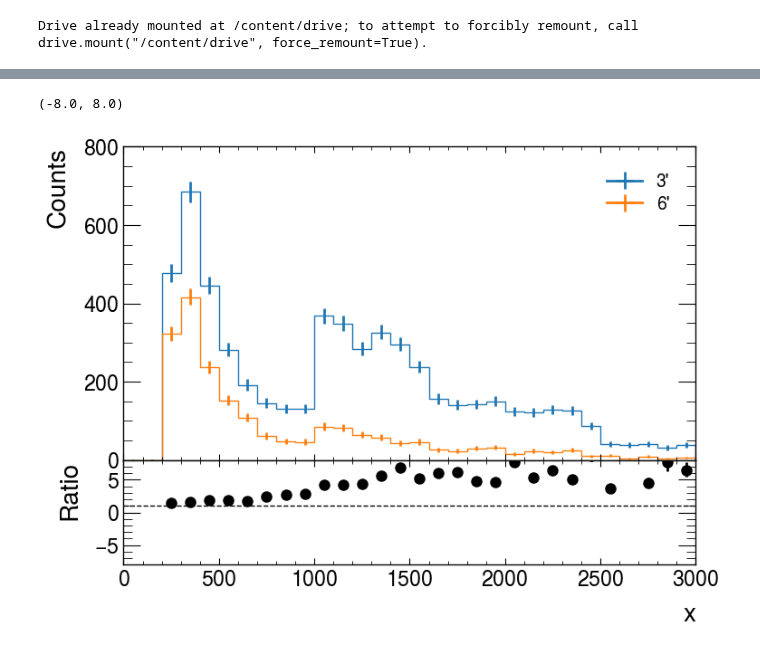
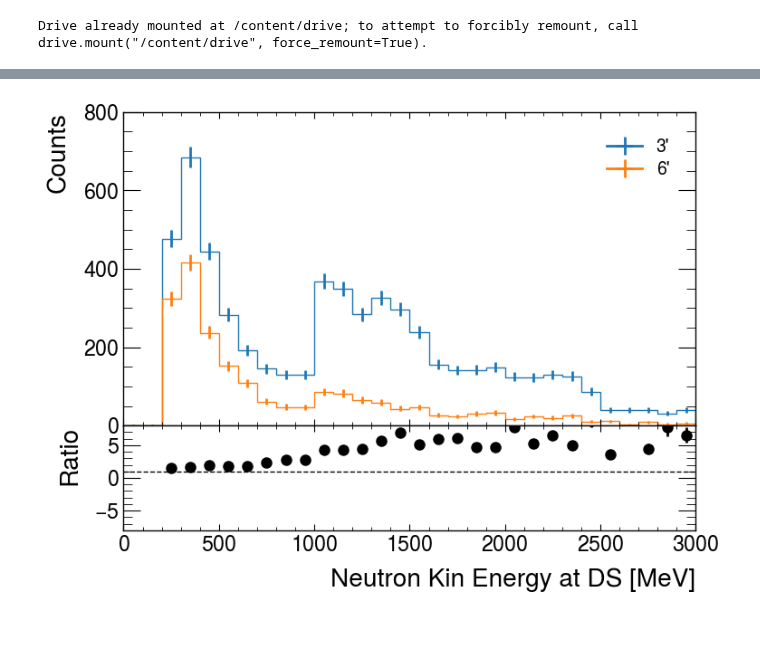
Before and after one commit to oksuzian/Mu2eANL, a Jupyter notebook: CosmicNeutrons/GeoComparing.ipynb, the cells around one changed output, grey strips where cells are left out. Saved outputs shown, nothing was run; the diff lists cells and outputs as text; code cells hidden in the pictures.

```diff
--- a/CosmicNeutrons/GeoComparing.ipynb
+++ b/CosmicNeutrons/GeoComparing.ipynb
@@ -65,6 +77,6 @@ df6feet = f6feet["HitDumper/nt"].pandas.df(['hits'], flatname=default_flatname,
 # %%
 h = hist.Hist(
-    hist.axis.StrCategory(["3'", "6'"], name="cat"),
+    hist.axis.StrCategory(["3f", "6f", "5pctLess"], name="cat"),
     hist.axis.Regular(30, 0, 3000, name="x"),
     hist.storage.Weight(),
 )
@@ -74,7 +87,7 @@ h.fill(cat="6'", x=df6feet.query("hits_ek > 250 & hits_pdgId == 2112")["hits_ek"
 # %%
 fig = plt.figure()
-h["3'", :].plot_ratio(h["6'", :], rp_num_label="3'", rp_denom_label="6'", rp_ratio_ylim=[0,1], rp_uncert_draw_type='line');
-fig.get_axes()[1].set_ylim([-8,8]) #ratio
+h["3f", :].plot_ratio(h["6f", :], rp_num_label="3'", rp_denom_label="6'", rp_ratio_ylim=[0,1], rp_uncert_draw_type='line');
+fig.get_axes()[1].set_ylim(-8,8) #ratio
+fig.get_axes()[1].set_xlabel('Neutron Kin Energy at DS [MeV]');
 # %% [output]
-(-8.0, 8.0)
-[figure, old version]
+[figure, new version]
```
Also changed, not shown: parts of 6 cells of this notebook.
